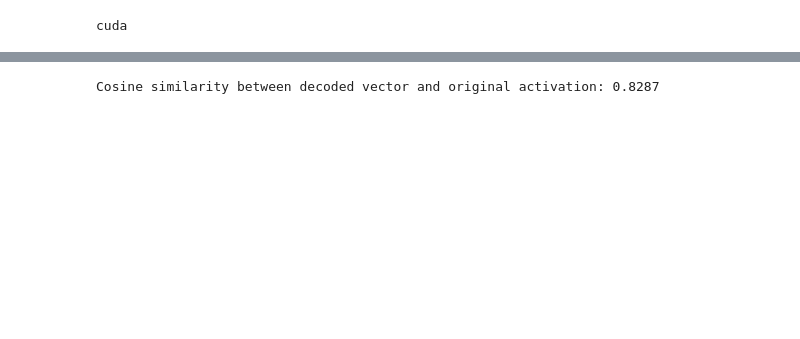
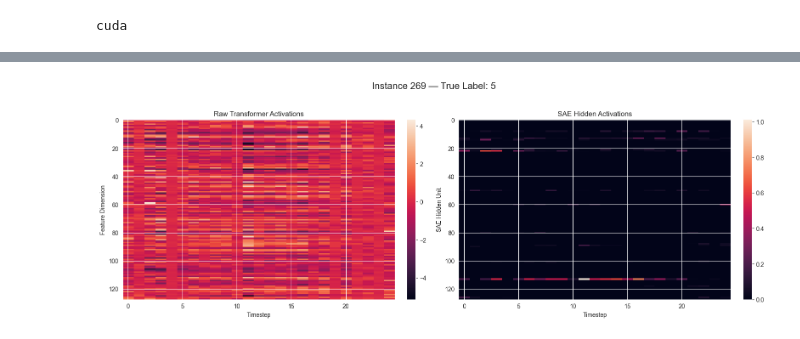
Before and after one commit to mathiisk/TSTpatching, a Jupyter notebook: SAE.ipynb, the cells around one changed output, grey strips where cells are left out. Saved outputs shown, nothing was run; the diff lists cells and outputs as text; code cells hidden in the pictures; blank space fills up the shorter version.

```diff
--- a/SAE.ipynb
+++ b/SAE.ipynb
@@ -293,17 +128,0 @@ Before: [5.927896751245498e-08, 9.495241829426959e-05, 9.635085916670505e-06, 0.
-# %%
-hidden_by_class = defaultdict(list)
-
-
-with torch.no_grad():
-    x_tensor = ACTIVATION_TENSOR.to(DEVICE)
-    _, all_h = sae(x_tensor)
-    all_h = all_h.cpu()
-
-for h_vec, label in zip(all_h, flat_labels):
-    hidden_by_class[label.item()].append(h_vec)
-
-plt.figure(figsize=(12, 8))
-for cls, activations, in hidden_by_class.items():
-    avg_activation = torch.stack(activations).mean(dim=0)
-    topk = torch.topk(avg_activation, k=5).indices.tolist()
-    print(f"Class {cls}: Top-5 active SAE units - {topk}")
@@ -414,6 +129,42 @@ plt.show()
-# %%
-from scipy.spatial.distance import cosine
-similarity = 1 - cosine(original_activation, decoded_vector)
-print(f"Cosine similarity between decoded vector and original activation: {similarity:.4f}")
-# %% [output]
-Cosine similarity between decoded vector and original activation: 0.8287
+# %%
+
+total_timesteps, feat_dim = ACTIVATION_TENSOR.shape
+seq_len = train_batch.shape[1]
+num_instances = total_timesteps // seq_len
+
+raw_seqs = ACTIVATION_TENSOR.view(num_instances, seq_len, feat_dim)  # (N, T, D)
+
+# compute SAE hidden codes for all timesteps, then reshape them too
+sae.eval()
+with torch.no_grad():
+    flat_raw      = raw_seqs.view(-1, feat_dim).to(DEVICE)         # (N*T, D)
+    _, flat_hidden = sae(flat_raw)                                  # (N*T, H)
+    hidden_seqs    = flat_hidden.view(num_instances, seq_len, -1)   # (N, T, H)
+
+# pick an instance to visualize
+idx = 269
+raw_inst    = raw_seqs[idx].T.cpu().numpy()    # shape (D, T)
+hidden_inst = hidden_seqs[idx].T.cpu().numpy() # shape (H, T)
+true_label  = labels[idx].item()
+
+# plot side by side with label annotation
+fig, axes = plt.subplots(1, 2, figsize=(16, 6))
+
+im0 = axes[0].imshow(raw_inst, aspect='auto')
+axes[0].set_title(f"Raw Transformer Activations")
+axes[0].set_xlabel("Timestep")
+axes[0].set_ylabel("Feature Dimension")
+plt.colorbar(im0, ax=axes[0], fraction=0.046, pad=0.04)
+
+im1 = axes[1].imshow(hidden_inst, aspect='auto')
+axes[1].set_title(f"SAE Hidden Activations")
+axes[1].set_xlabel("Timestep")
+axes[1].set_ylabel("SAE Hidden Unit")
+plt.colorbar(im1, ax=axes[1], fraction=0.046, pad=0.04)
+
+fig.suptitle(f"Instance {idx} — True Label: {true_label}", fontsize=16)
+
+plt.tight_layout(rect=[0, 0.03, 1, 0.95])
+plt.show()
+# %% [output]
+[figure, added]
```
Also changed, not shown: parts of 17 cells of this notebook, 2 other files.
